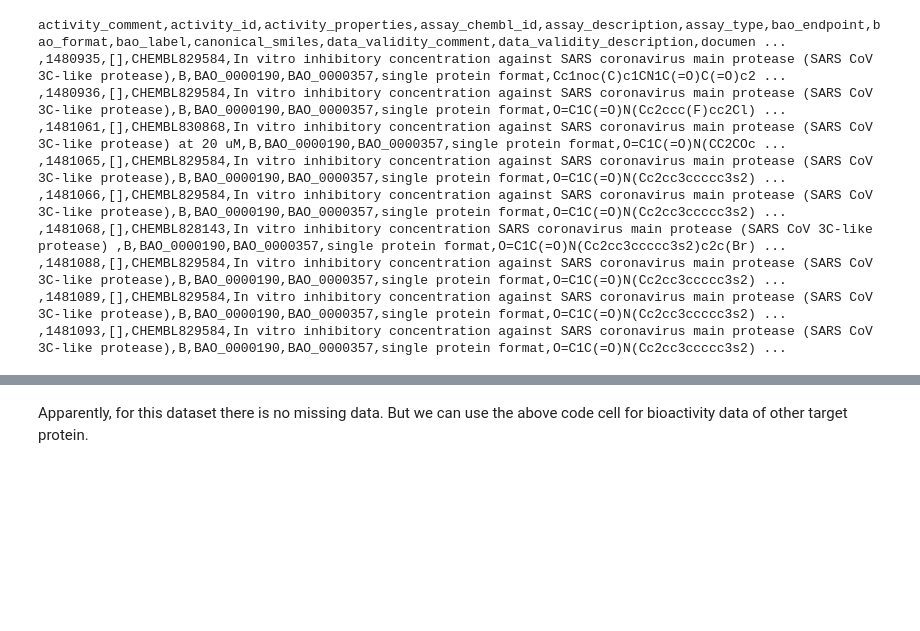
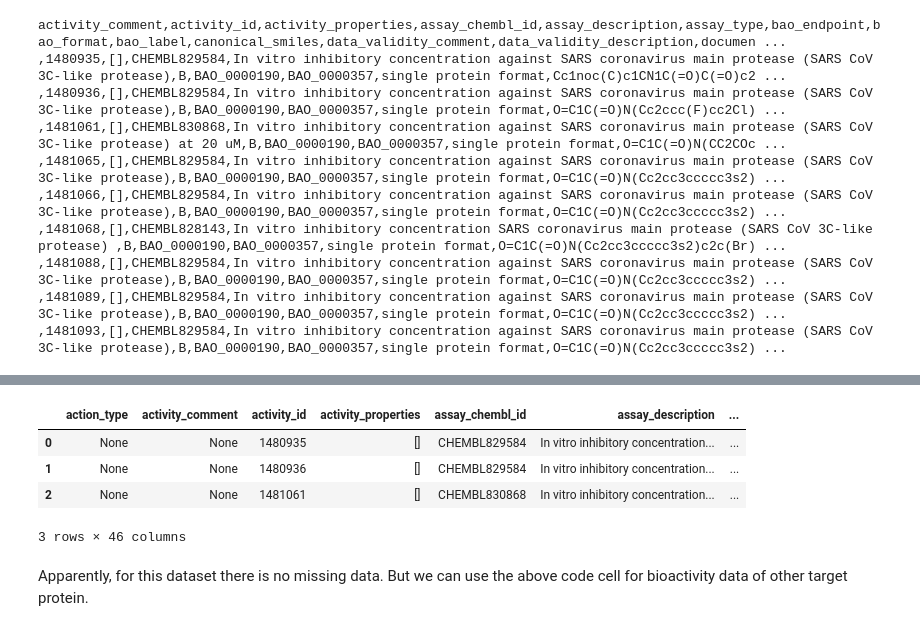
Before and after one commit to AntunesCSR/Drug_Discovery_Project_1, a Jupyter notebook: CDD_ML_Part_1_bioactivity_data.ipynb, the cells around one changed output, grey strips where cells are left out. Drawn from its saved outputs; the diff is of its cells as text; code cells hidden in the pictures; blank space fills up the shorter version.

```diff
--- a/CDD_ML_Part_1_bioactivity_data.ipynb
+++ b/CDD_ML_Part_1_bioactivity_data.ipynb
@@ -162,2 +166,11 @@ df2
+# %%
+# Data frame with no NA values in the standard_value column
+df2.head(3)
+# %% [output]
+|  | action_type | activity_comment | activity_id | activity_properties | assay_chembl_id | assay_description | ... |
+| 0 | None | None | 1480935 | [] | CHEMBL829584 | In vitro inhibitory concentration... | ... |
+| 1 | None | None | 1480936 | [] | CHEMBL829584 | In vitro inhibitory concentration... | ... |
+| 2 | None | None | 1481061 | [] | CHEMBL830868 | In vitro inhibitory concentration... | ... |
+3 rows × 46 columns
 # %% [markdown]
 Apparently, for this dataset there is no missing data. But we can use the above code cell for bioactivity data of other target protein.
```
Also changed, not shown: parts of 38 cells of this notebook, 1 other file.
